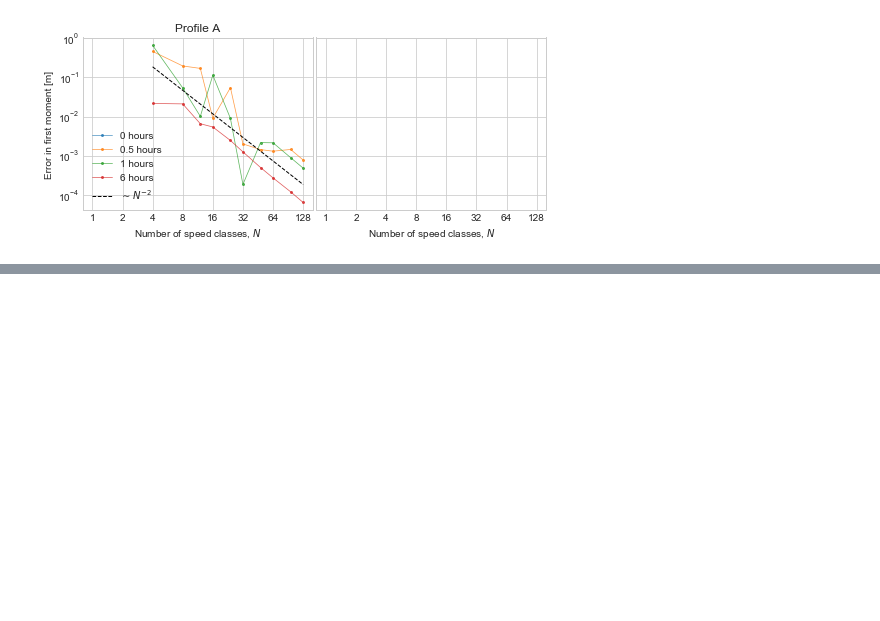
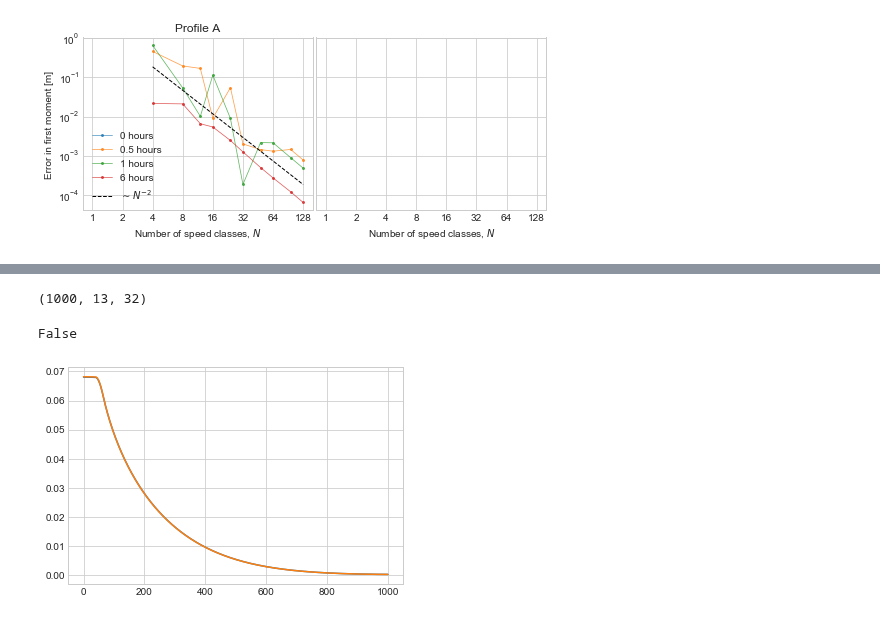
Before and after one commit to nordam/Eulerian-and-Lagrangian-methods, a Jupyter notebook: notebooks/ConvergencePlots.ipynb, the cells around one changed output, grey strips where cells are left out. Cells and saved outputs as stored; diff of their text form; code cells hidden in the pictures; blank space fills up the shorter version.

```diff
--- a/notebooks/ConvergencePlots.ipynb
+++ b/notebooks/ConvergencePlots.ipynb
@@ -713,0 +887,18 @@ plt.savefig('convergence_Nclasses_case2.pdf')
+# %%
+C = np.load('../testresults/Case3_K_A_block_Nclasses=32_NJ=1000_dt=60.npy')
+
+C_old = np.transpose(np.load('../testresults/Case3_K_A_block_Nclasses=32_NJ=1000_dt=60_old_code.npy'),  axes = (1, 2, 0))
+# %%
+C_old = np.load('../testresults/Case3_K_A_block_Nclasses=32_NJ=1000_dt=60_old_code.npy')
+
+print(C_old.shape)
+# %% [output]
+(1000, 13, 32)
+# %%
+plt.plot(np.sum(C[-1,:,:], axis = 0))
+plt.plot(np.sum(C_old[-1,:,:], axis = 0))
+
+np.allclose(np.sum(C_old[-1,:,:], axis = 0), np.sum(C[-1,:,:], axis = 0))
+# %% [output]
+False
+[figure, added]
```
Also changed, not shown: parts of 6 cells of this notebook, 4 other files.
